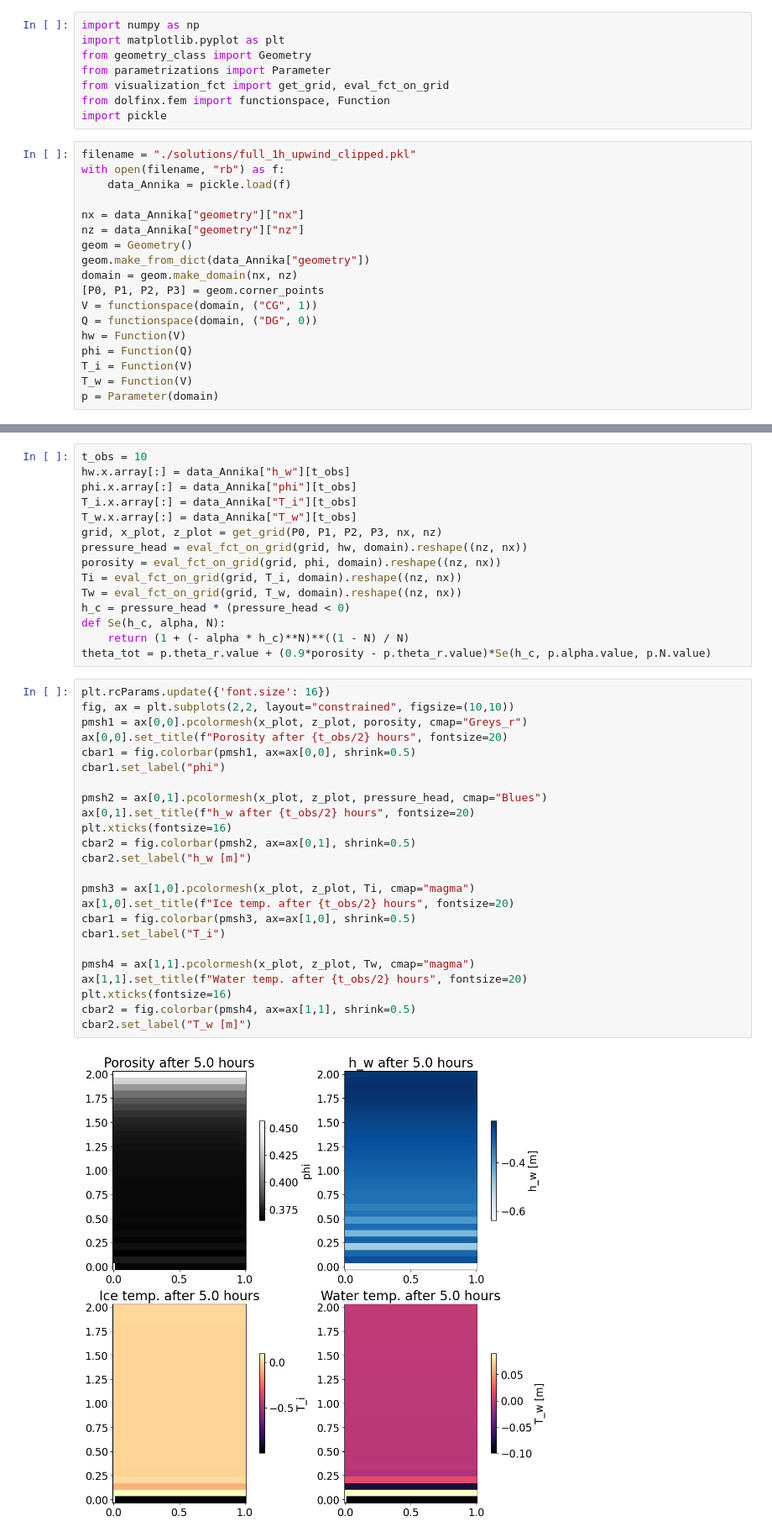
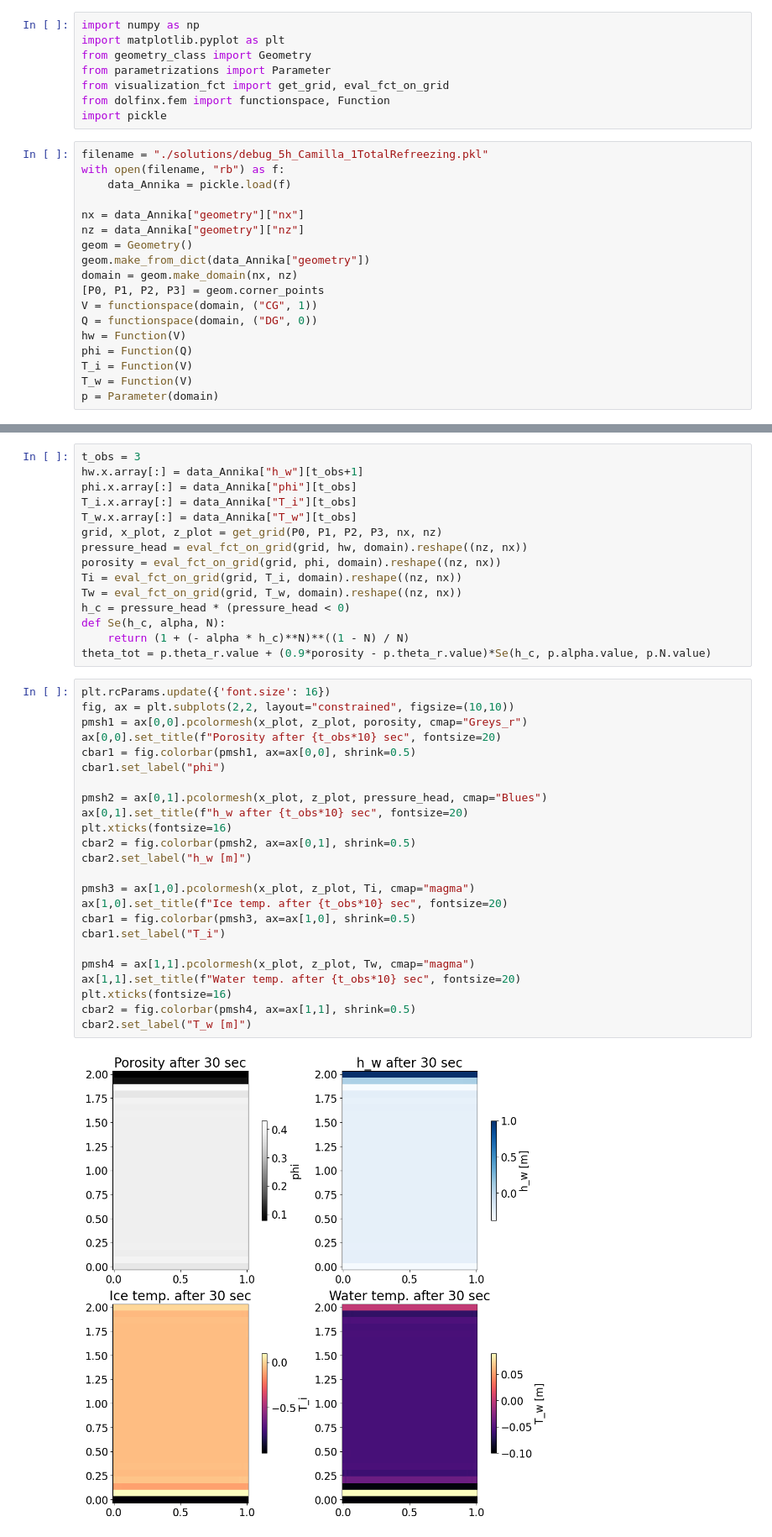
Before and after one commit to lannika-ut/Masterarbeit, a Jupyter notebook: view_solutions_nonisothermal.ipynb, the cells around one changed output, grey strips where cells are left out. Shown at 84% size. Drawn from its saved outputs; the diff is of its cells as text.

```diff
--- a/view_solutions_nonisothermal.ipynb
+++ b/view_solutions_nonisothermal.ipynb
@@ -7,7 +7,7 @@ from visualization_fct import get_grid, eval_fct_on_grid
 from dolfinx.fem import functionspace, Function
 import pickle
 # %%
-filename = "./solutions/full_1h_upwind_clipped.pkl"
+filename = "./solutions/debug_5h_Camilla_1TotalRefreezing.pkl"
 with open(filename, "rb") as f:
     data_Annika = pickle.load(f)
 
@@ -27,6 +31,6 @@ p = Parameter(domain)
 # %%
-t_obs = 10
-hw.x.array[:] = data_Annika["h_w"][t_obs]
+t_obs = 3
+hw.x.array[:] = data_Annika["h_w"][t_obs+1]
 phi.x.array[:] = data_Annika["phi"][t_obs]
 T_i.x.array[:] = data_Annika["T_i"][t_obs]
 T_w.x.array[:] = data_Annika["T_w"][t_obs]
@@ -42,27 +46,27 @@ theta_tot = p.theta_r.value + (0.9*porosity - p.theta_r.value)*Se(h_c, p.alpha.v
 # %%
 plt.rcParams.update({'font.size': 16})
 fig, ax = plt.subplots(2,2, layout="constrained", figsize=(10,10))
 pmsh1 = ax[0,0].pcolormesh(x_plot, z_plot, porosity, cmap="Greys_r")
-ax[0,0].set_title(f"Porosity after {t_obs/2} hours", fontsize=20)
+ax[0,0].set_title(f"Porosity after {t_obs*10} sec", fontsize=20)
 cbar1 = fig.colorbar(pmsh1, ax=ax[0,0], shrink=0.5)
 cbar1.set_label("phi")
 
 pmsh2 = ax[0,1].pcolormesh(x_plot, z_plot, pressure_head, cmap="Blues")
-ax[0,1].set_title(f"h_w after {t_obs/2} hours", fontsize=20)
+ax[0,1].set_title(f"h_w after {t_obs*10} sec", fontsize=20)
 plt.xticks(fontsize=16)
 cbar2 = fig.colorbar(pmsh2, ax=ax[0,1], shrink=0.5)
 cbar2.set_label("h_w [m]")
 
 pmsh3 = ax[1,0].pcolormesh(x_plot, z_plot, Ti, cmap="magma")
-ax[1,0].set_title(f"Ice temp. after {t_obs/2} hours", fontsize=20)
+ax[1,0].set_title(f"Ice temp. after {t_obs*10} sec", fontsize=20)
 cbar1 = fig.colorbar(pmsh3, ax=ax[1,0], shrink=0.5)
 cbar1.set_label("T_i")
 
 pmsh4 = ax[1,1].pcolormesh(x_plot, z_plot, Tw, cmap="magma")
-ax[1,1].set_title(f"Water temp. after {t_obs/2} hours", fontsize=20)
+ax[1,1].set_title(f"Water temp. after {t_obs*10} sec", fontsize=20)
 plt.xticks(fontsize=16)
 cbar2 = fig.colorbar(pmsh4, ax=ax[1,1], shrink=0.5)
 cbar2.set_label("T_w [m]")
 # %% [output]
-[figure, old version]
+[figure, new version]
 # %%
```
Also changed, not shown: parts of 2 cells of this notebook, 9 other files.
